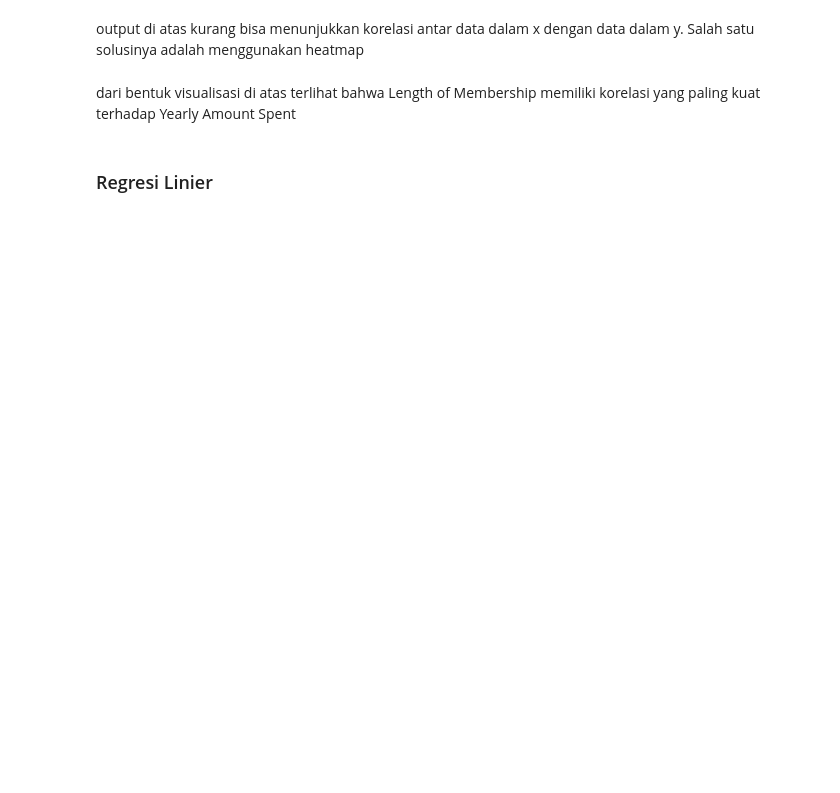
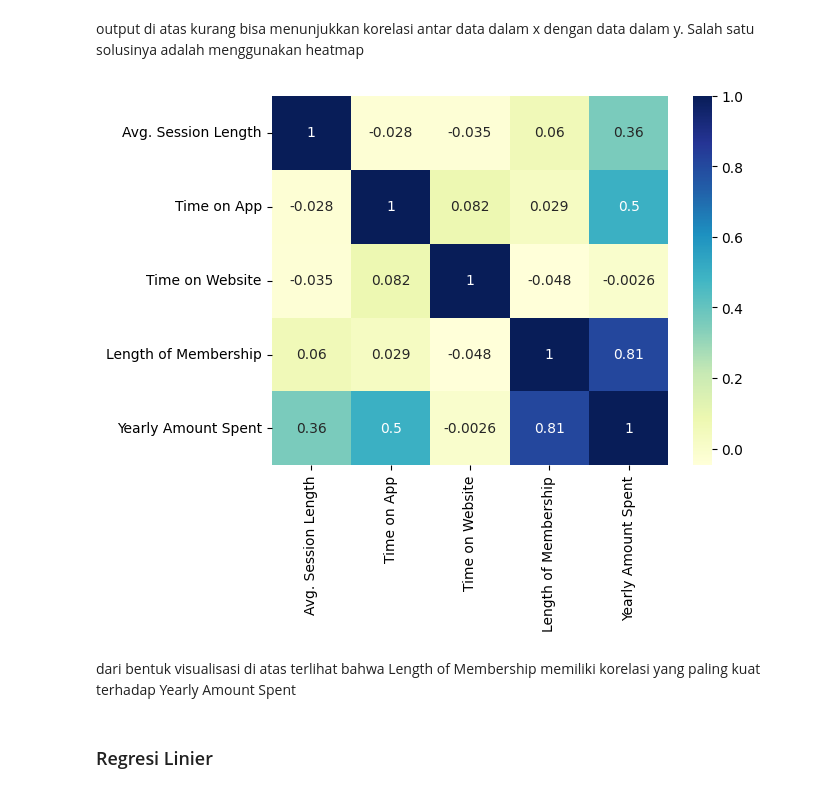
Before and after one commit to Hamdankim/2341720251_ML_2025, a Jupyter notebook: JS06/P1_JS06.ipynb, the cells around one changed output. Drawn from its saved outputs; the diff is of its cells as text; code cells hidden in the pictures; blank space fills up the shorter version.

```diff
--- a/JS06/P1_JS06.ipynb
+++ b/JS06/P1_JS06.ipynb
@@ -6,6 +6,6 @@ import numpy as np
 import pandas as pd
 # %%
 # baca data
-data = pd.read_csv('./dataset.csv')
+data = pd.read_csv('/content/sample_data/dataset.csv')
 data.head()
 # %% [output]
@@ -34,8 +66,11 @@ plt.show()
 # %% [markdown]
 output di atas kurang bisa menunjukkan korelasi antar data dalam x dengan data dalam y. Salah satu solusinya adalah menggunakan heatmap
 # %%
-sns.heatmap(data.corr(), cmap="YlGnBu", annot = True)
+numeric_data = data.select_dtypes(include=['number'])
+sns.heatmap(numeric_data.corr(), cmap="YlGnBu", annot = True)
 plt.show()
+# %% [output]
+[figure, added]
 # %% [markdown]
 dari bentuk visualisasi di atas terlihat bahwa Length of Membership memiliki korelasi yang paling kuat terhadap Yearly Amount Spent
 # %% [markdown]
```
Also changed, not shown: parts of 13 cells of this notebook.
